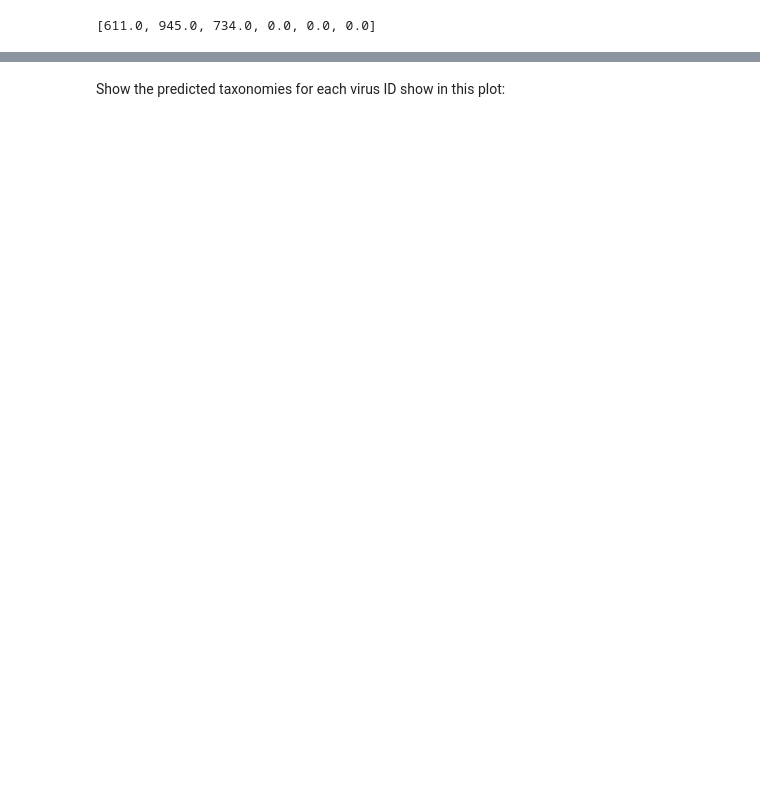
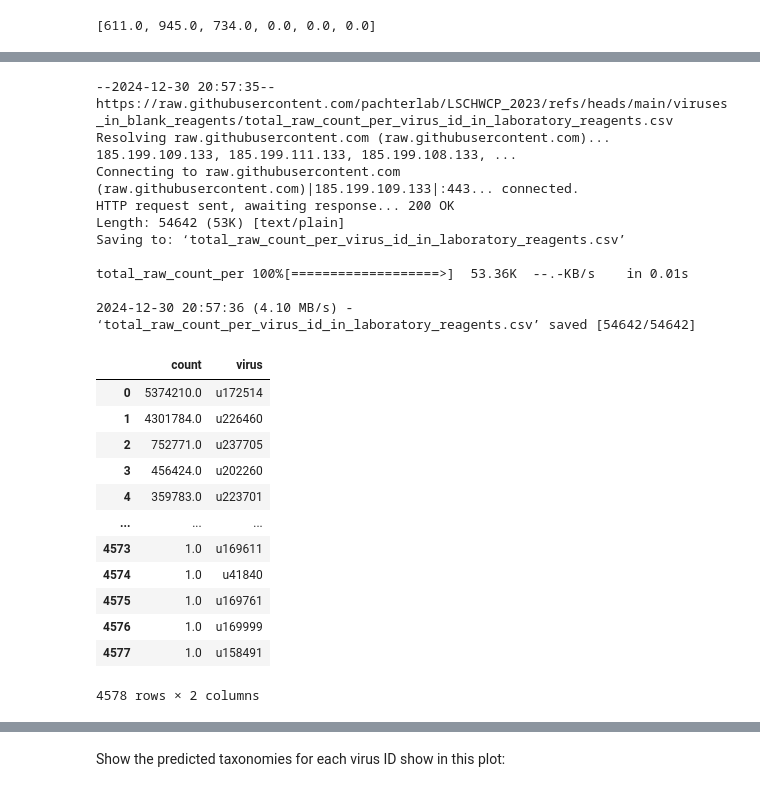
Before and after one commit to pachterlab/kb_docs, a Jupyter notebook: docs/source/translated/notebooks/virus_detection_bulk.ipynb, the cells around one changed output, grey strips where cells are left out. Drawn from its saved outputs; the diff is of its cells as text; code cells hidden in the pictures; blank space fills up the shorter version.

```diff
--- a/docs/source/translated/notebooks/virus_detection_bulk.ipynb
+++ b/docs/source/translated/notebooks/virus_detection_bulk.ipynb
@@ -373,0 +409,29 @@ Plot the top 20 virus IDs observed in this dataset (normalizing raw counts to th
+# %%
+# Download list of virus IDs seen in blank sequencing reagents
+!wget https://raw.githubusercontent.com/pachterlab/LSCHWCP_2023/refs/heads/main/viruses_in_blank_reagents/total_raw_count_per_virus_id_in_laboratory_reagents.csv
+blank_df = pd.read_csv("total_raw_count_per_virus_id_in_laboratory_reagents.csv")
+blank_df
+# %% [output]
+--2024-12-30 20:57:35--  https://raw.githubusercontent.com/pachterlab/LSCHWCP_2023/refs/heads/main/viruses_in_blank_reagents/total_raw_count_per_virus_id_in_laboratory_reagents.csv
+Resolving raw.githubusercontent.com (raw.githubusercontent.com)... 185.199.109.133, 185.199.111.133, 185.199.108.133, ...
+Connecting to raw.githubusercontent.com (raw.githubusercontent.com)|185.199.109.133|:443... connected.
+HTTP request sent, awaiting response... 200 OK
+Length: 54642 (53K) [text/plain]
+Saving to: ‘total_raw_count_per_virus_id_in_laboratory_reagents.csv’
+
+total_raw_count_per 100%[===================>]  53.36K  --.-KB/s    in 0.01s
+
+2024-12-30 20:57:36 (4.10 MB/s) - ‘total_raw_count_per_virus_id_in_laboratory_reagents.csv’ saved [54642/54642]
+|  | count | virus |
+| 0 | 5374210.0 | u172514 |
+| 1 | 4301784.0 | u226460 |
+| 2 | 752771.0 | u237705 |
+| 3 | 456424.0 | u202260 |
+| 4 | 359783.0 | u223701 |
+| ... | ... | ... |
+| 4573 | 1.0 | u169611 |
+| 4574 | 1.0 | u41840 |
+| 4575 | 1.0 | u169761 |
+| 4576 | 1.0 | u169999 |
+| 4577 | 1.0 | u158491 |
+4578 rows × 2 columns
```
Also changed, not shown: parts of 19 cells of this notebook.
